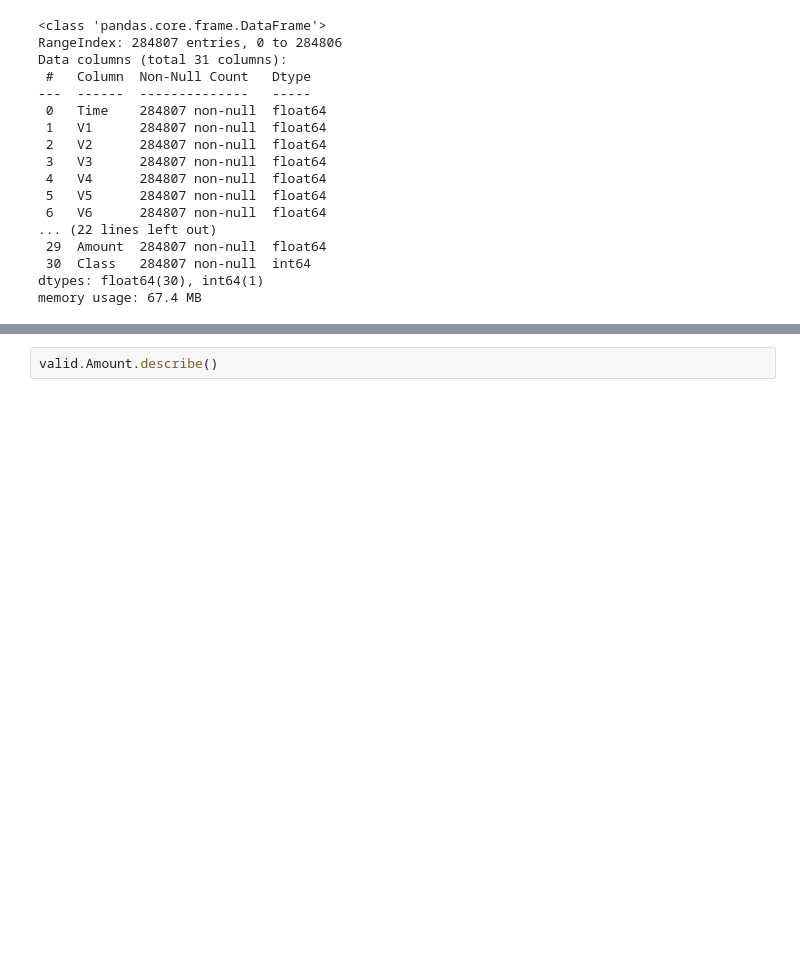
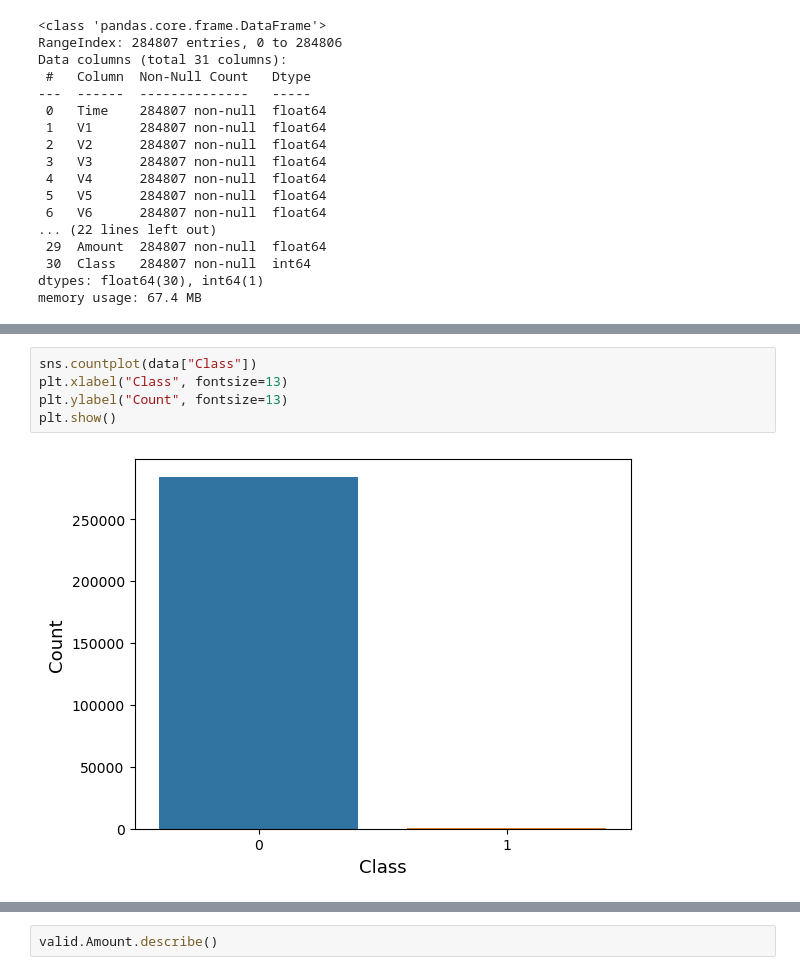
Before and after one commit to MatheusFranco99/KaggleCompetitions, a Jupyter notebook: CreditCardFraudDetection/Vitor/creditcard.ipynb, the cells around one changed output, grey strips where cells are left out. Drawn from its saved outputs; the diff is of its cells as text; blank space fills up the shorter version.

```diff
--- a/CreditCardFraudDetection/Vitor/creditcard.ipynb
+++ b/CreditCardFraudDetection/Vitor/creditcard.ipynb
@@ -74 +85,8 @@ plt.show()
+# %%
+sns.countplot(data["Class"])
+plt.xlabel("Class", fontsize=13)
+plt.ylabel("Count", fontsize=13)
+plt.show()
+# %% [output]
+[figure, added]
 # %%
```
Also changed, not shown: parts of 76 cells of this notebook.
